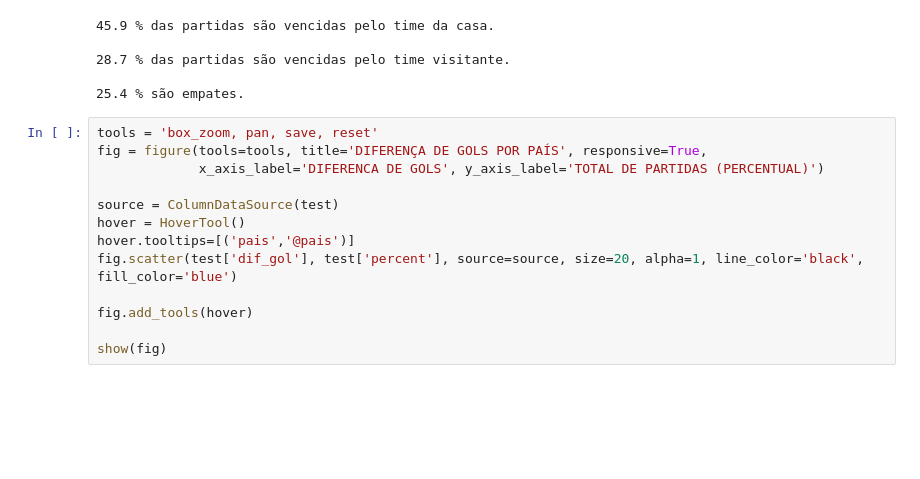
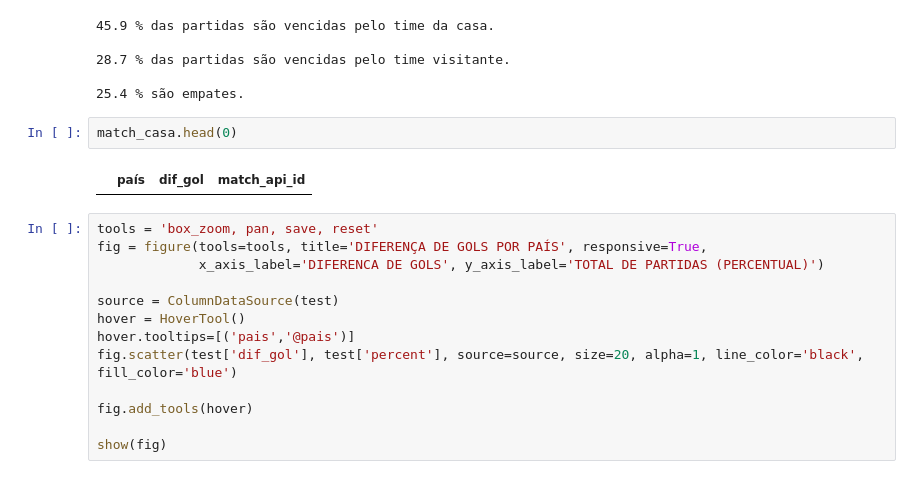
Before and after one commit to errearanhas/disciplina_MMD, a Jupyter notebook: SoccerEuropeanDatabase.ipynb, the cells around one changed output. Cells and saved outputs as stored; diff of their text form; blank space fills up the shorter version.

```diff
--- a/SoccerEuropeanDatabase.ipynb
+++ b/SoccerEuropeanDatabase.ipynb
@@ -249,6 +263,10 @@ print ()
 28.7 % das partidas são vencidas pelo time visitante.
 
 25.4 % são empates.
+# %%
+match_casa.head(0)
+# %% [output]
+|  | país | dif_gol | match_api_id |
 # %%
 tools = 'box_zoom, pan, save, reset'
 fig = figure(tools=tools, title='DIFERENÇA DE GOLS POR PAÍS', responsive=True,
```
Also changed, not shown: parts of 6 cells of this notebook, 2 other files.
